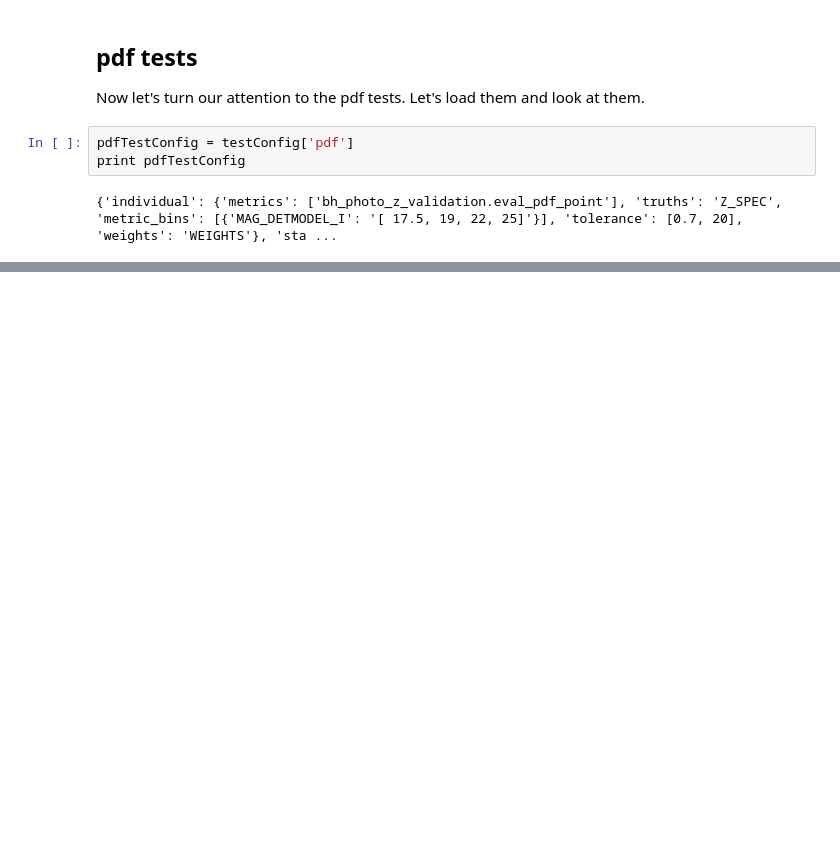
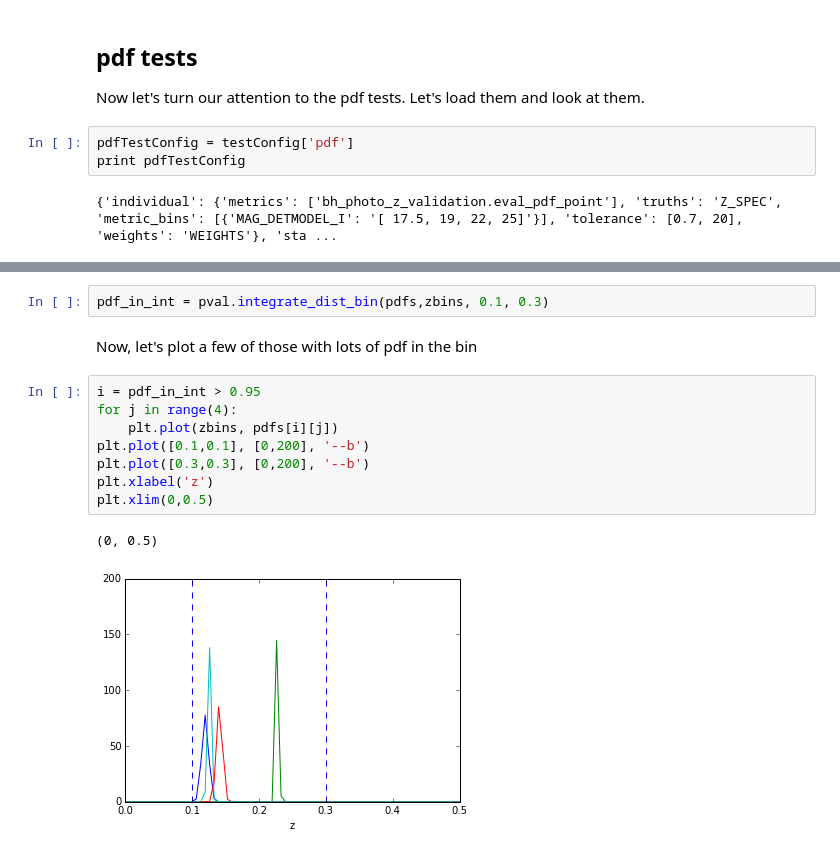
Before and after one commit to DarkEnergySurvey/bpz, a Jupyter notebook: notebook/ValidationScriptExample.ipynb, the cells around one changed output, grey strips where cells are left out. Saved outputs shown, nothing was run; the diff lists cells and outputs as text; blank space fills up the shorter version.

```diff
--- a/notebook/ValidationScriptExample.ipynb
+++ b/notebook/ValidationScriptExample.ipynb
@@ -272,0 +348,15 @@ print pdfTestConfig
+# %%
+pdf_in_int = pval.integrate_dist_bin(pdfs,zbins, 0.1, 0.3)
+# %% [markdown]
+<p>Now, let's plot a few of those with lots of pdf in the bin</p>
+# %%
+i = pdf_in_int > 0.95
+for j in range(4):
+    plt.plot(zbins, pdfs[i][j])
+plt.plot([0.1,0.1], [0,200], '--b')
+plt.plot([0.3,0.3], [0,200], '--b')
+plt.xlabel('z')
+plt.xlim(0,0.5)
+# %% [output]
+(0, 0.5)
+[figure, added]
```
Also changed, not shown: parts of 14 cells of this notebook, 7 other files.
